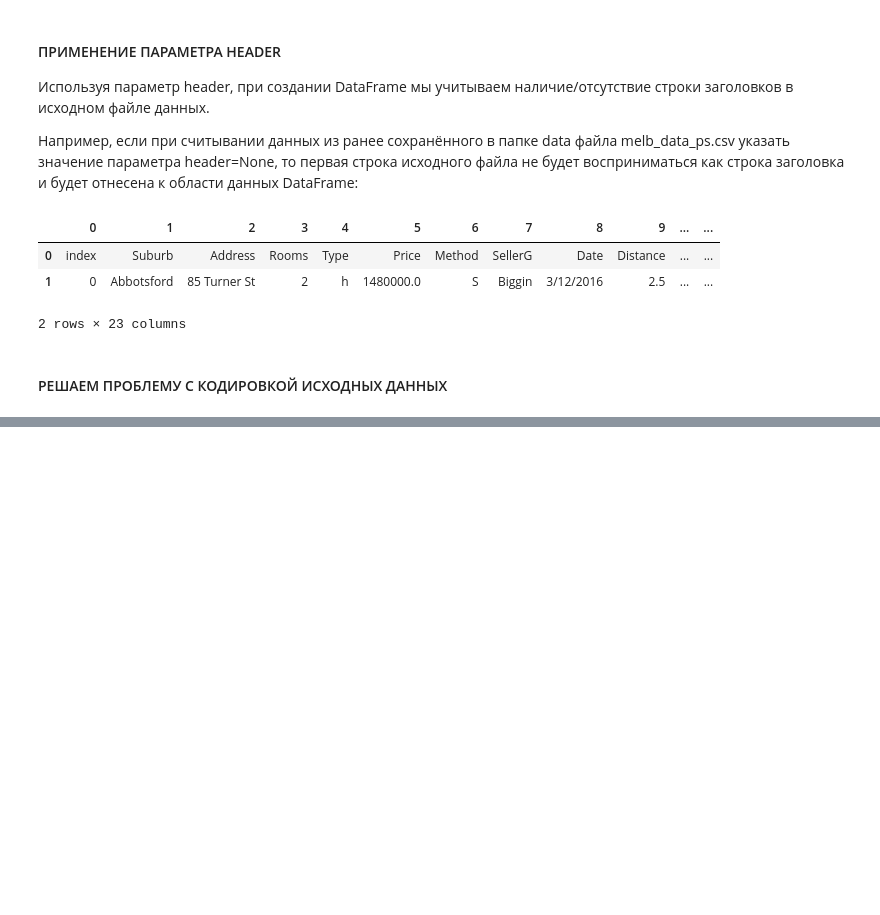
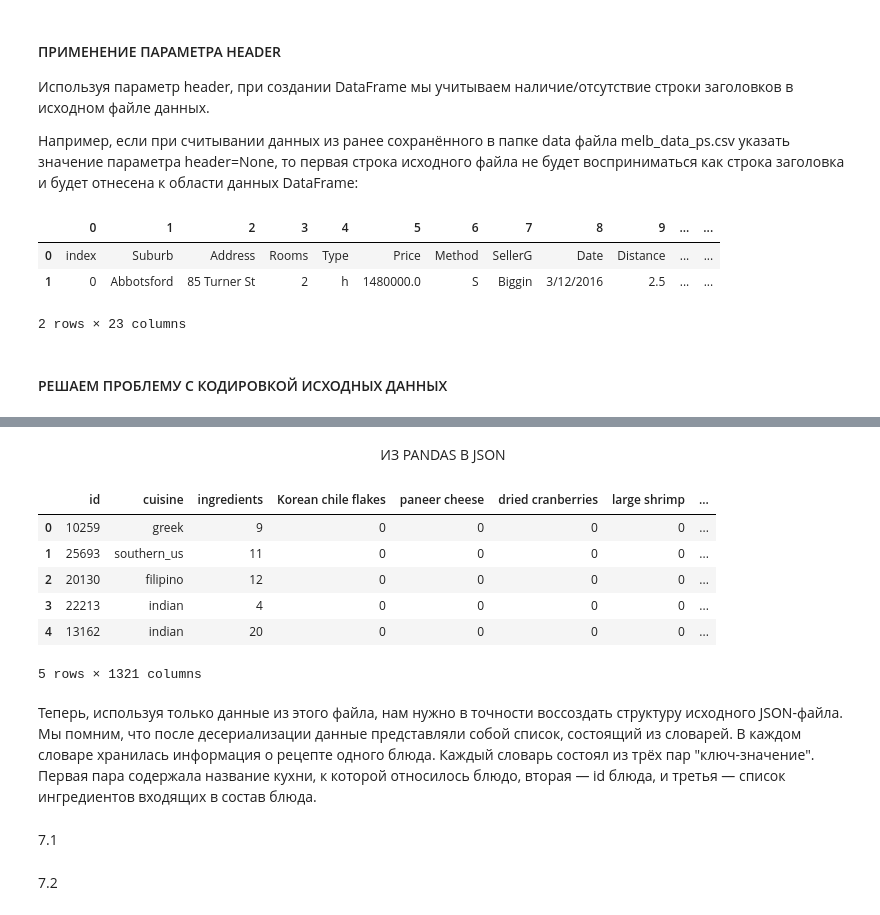
Before and after one commit to Long205sm/SF_Petrov, a Jupyter notebook: Block_2/PYTHON_16_Как выгружать данные/theory.ipynb, the cells around one changed output, grey strips where cells are left out. Drawn from its saved outputs; the diff is of its cells as text; code cells hidden in the pictures; blank space fills up the shorter version.

```diff
--- a/Block_2/PYTHON_16_Как выгружать данные/theory.ipynb
+++ b/Block_2/PYTHON_16_Как выгружать данные/theory.ipynb
@@ -45,0 +463,18 @@ display(melb_data.head(2))
+# %% [markdown]
+<center>ИЗ PANDAS В JSON
+# %%
+# Создаём DataFrame, читаем данные из файла в переменную df
+df = pd.read_csv('data/recipes.csv')
+df.head()
+# %% [output]
+|  | id | cuisine | ingredients | Korean chile flakes | paneer cheese | dried cranberries | large shrimp | ... |
+| 0 | 10259 | greek | 9 | 0 | 0 | 0 | 0 | ... |
+| 1 | 25693 | southern_us | 11 | 0 | 0 | 0 | 0 | ... |
+| 2 | 20130 | filipino | 12 | 0 | 0 | 0 | 0 | ... |
+| 3 | 22213 | indian | 4 | 0 | 0 | 0 | 0 | ... |
+| 4 | 13162 | indian | 20 | 0 | 0 | 0 | 0 | ... |
+5 rows × 1321 columns
+# %% [markdown]
+Теперь, используя только данные из этого файла, нам нужно в точности воссоздать структуру исходного JSON-файла. Мы помним, что после десериализации данные представляли собой список, состоящий из словарей. В каждом словаре хранилась информация о рецепте одного блюда. Каждый словарь состоял из трёх пар "ключ-значение". Первая пара содержала название кухни, к которой относилось блюдо, вторая — id блюда, и третья — список ингредиентов входящих в состав блюда.
+# %% [markdown]
+7.1
@@ -45,0 +483,2 @@ display(melb_data.head(2))
+# %% [markdown]
+7.2
```
Also changed, not shown: parts of 102 cells of this notebook, 23 other files.
